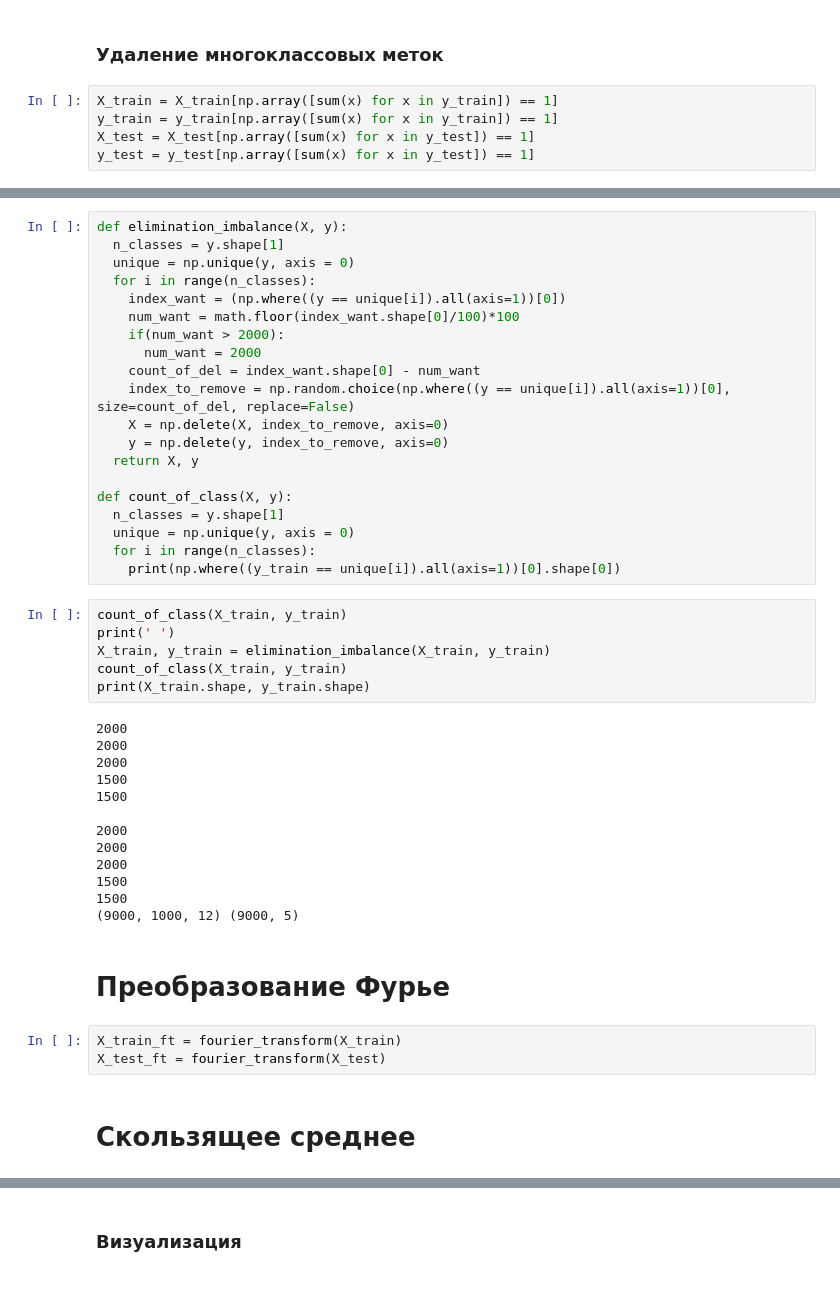
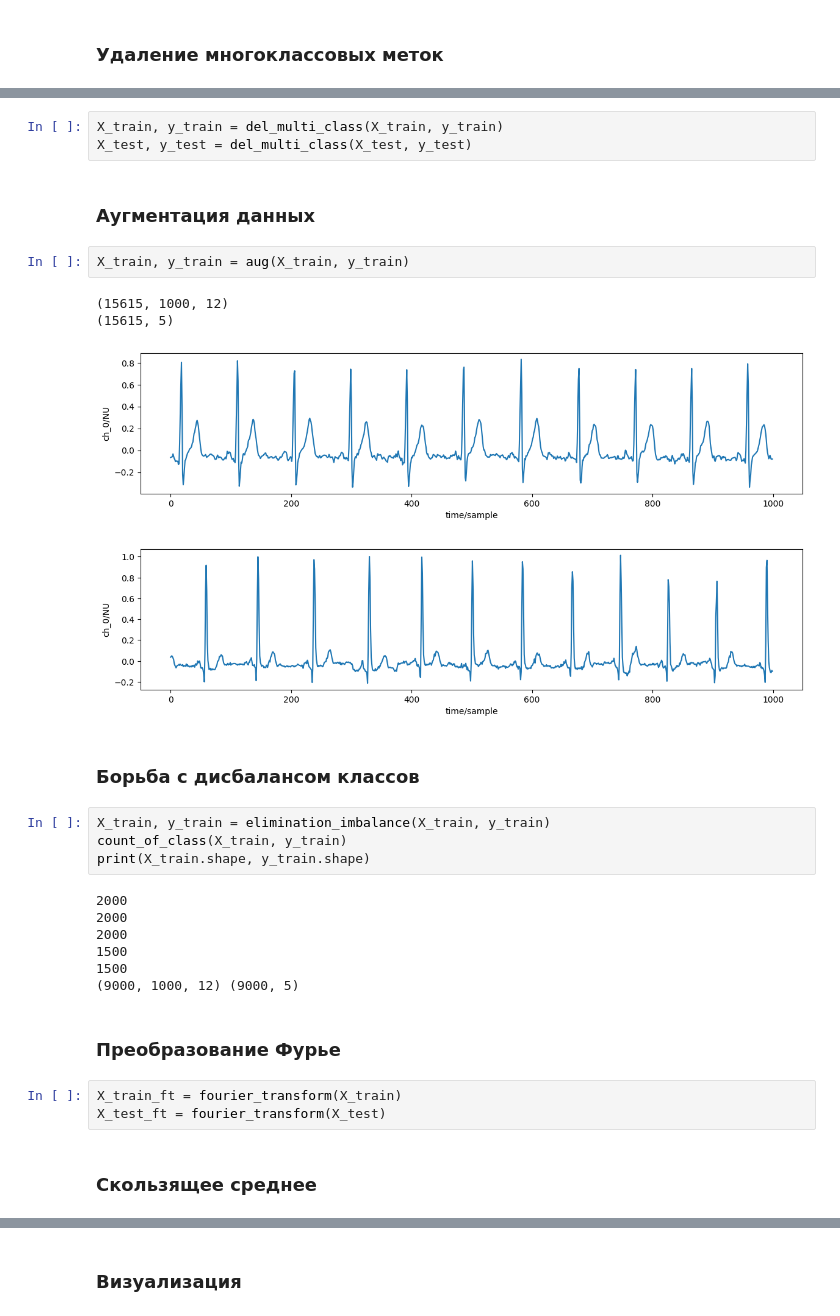
Before and after one commit to AmelieMedved/ml_PTB-XL_classification_Neimark, a Jupyter notebook: PTB-XL_classification.ipynb, the cells around one changed output, grey strips where cells are left out. Drawn from its saved outputs; the diff is of its cells as text; blank space fills up the shorter version.

```diff
--- a/PTB-XL_classification.ipynb
+++ b/PTB-XL_classification.ipynb
@@ -177,7 +190,2 @@ y_test = np.load('ptbxl_helme/y_val_ptbxl_superdiag.npy')
 # %% [markdown]
 ### Удаление многоклассовых меток
-# %%
-X_train = X_train[np.array([sum(x) for x in y_train]) == 1]
-y_train = y_train[np.array([sum(x) for x in y_train]) == 1]
-X_test = X_test[np.array([sum(x) for x in y_test]) == 1]
-y_test = y_test[np.array([sum(x) for x in y_test]) == 1]
@@ -209,36 +192,22 @@ print(y_train.shape)
-# %%
-def elimination_imbalance(X, y):
-  n_classes = y.shape[1]
-  unique = np.unique(y, axis = 0)
-  for i in range(n_classes):
-    index_want = (np.where((y == unique[i]).all(axis=1))[0])
-    num_want = math.floor(index_want.shape[0]/100)*100
-    if(num_want > 2000):
-      num_want = 2000
-    count_of_del = index_want.shape[0] - num_want
-    index_to_remove = np.random.choice(np.where((y == unique[i]).all(axis=1))[0], size=count_of_del, replace=False)
-    X = np.delete(X, index_to_remove, axis=0)
-    y = np.delete(y, index_to_remove, axis=0)
-  return X, y
-
-def count_of_class(X, y):
-  n_classes = y.shape[1]
-  unique = np.unique(y, axis = 0)
-  for i in range(n_classes):
-    print(np.where((y_train == unique[i]).all(axis=1))[0].shape[0])
+# %%
+X_train, y_train = del_multi_class(X_train, y_train)
+X_test, y_test = del_multi_class(X_test, y_test)
+# %% [markdown]
+### Аугментация данных
+# %%
+X_train, y_train = aug(X_train, y_train)
+# %% [output]
+(15615, 1000, 12)
+(15615, 5)
+[figure, added]
+[figure, added]
+# %% [markdown]
+### Борьба с дисбалансом классов
 # %%
-count_of_class(X_train, y_train)
-print(' ')
 X_train, y_train = elimination_imbalance(X_train, y_train)
 count_of_class(X_train, y_train)
 print(X_train.shape, y_train.shape)
 # %% [output]
-2000
-2000
-2000
-1500
-1500
-
 2000
 2000
 2000
@@ -246,10 +215,10 @@ print(X_train.shape, y_train.shape)
 1500
 (9000, 1000, 12) (9000, 5)
 # %% [markdown]
-# Преобразование Фурье
+### Преобразование Фурье
 # %%
 X_train_ft = fourier_transform(X_train)
 X_test_ft = fourier_transform(X_test)
 # %% [markdown]
-# Скользящее среднее
+### Скользящее среднее
 # %%
```
Also changed, not shown: parts of 46 cells of this notebook.
